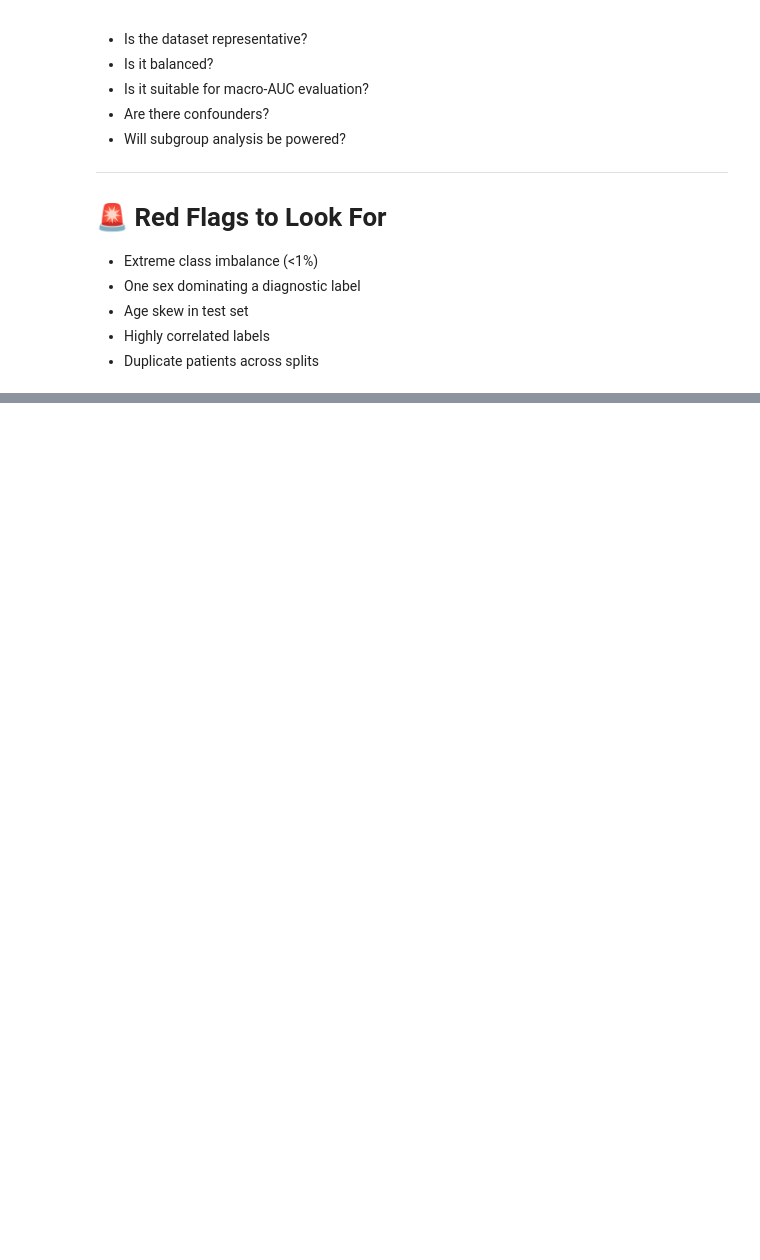
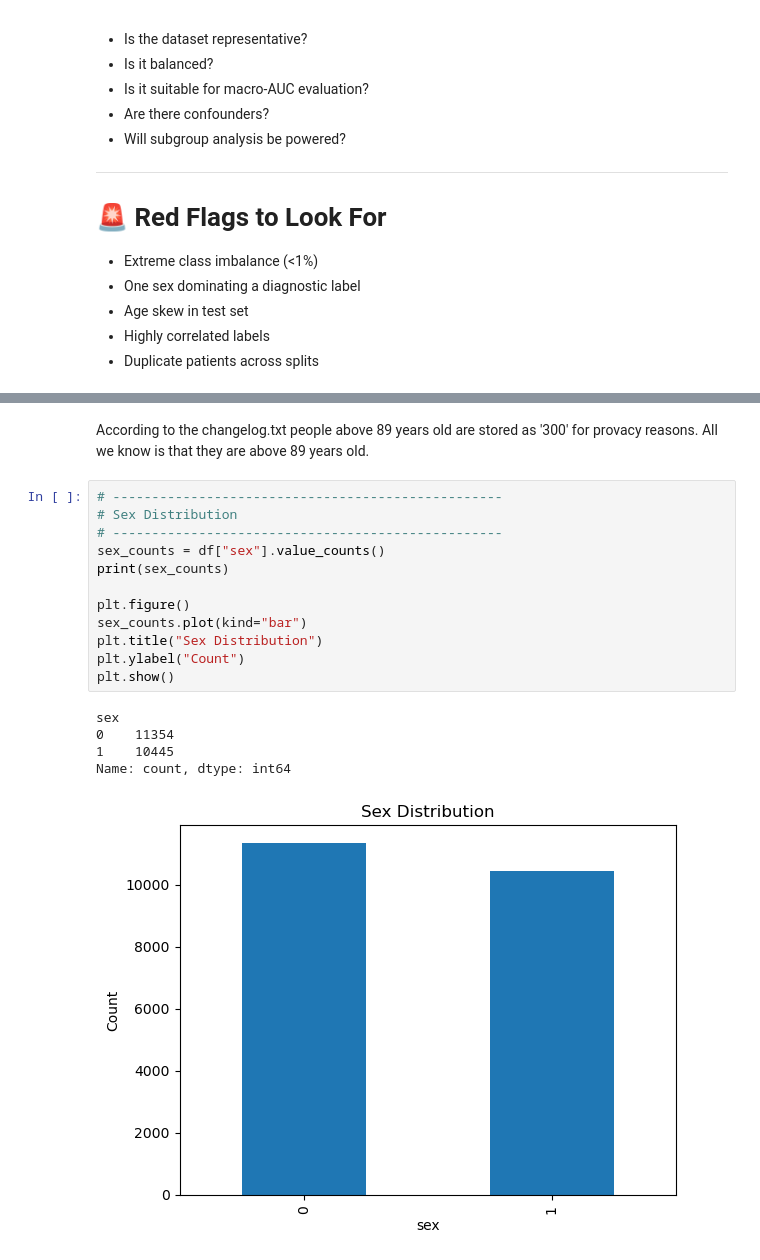
Before and after one commit to cristopher-d-delgado/ecg-ai-statistical-evaluation, a Jupyter notebook: notebooks/eda.ipynb, the cells around one changed output, grey strips where cells are left out. Cells and saved outputs as stored; diff of their text form; blank space fills up the shorter version.

```diff
--- a/notebooks/eda.ipynb
+++ b/notebooks/eda.ipynb
@@ -205,0 +297,20 @@ EDA is answering:
+# %% [markdown]
+According to the changelog.txt people above 89 years old are stored as '300' for provacy reasons. All we know is that they are above 89 years old.
+# %%
+# --------------------------------------------------
+# Sex Distribution
+# --------------------------------------------------
+sex_counts = df["sex"].value_counts()
+print(sex_counts)
+
+plt.figure()
+sex_counts.plot(kind="bar")
+plt.title("Sex Distribution")
+plt.ylabel("Count")
+plt.show()
+# %% [output]
+sex
+0    11354
+1    10445
+Name: count, dtype: int64
+[figure, added]
```
Also changed, not shown: parts of 17 cells of this notebook.
